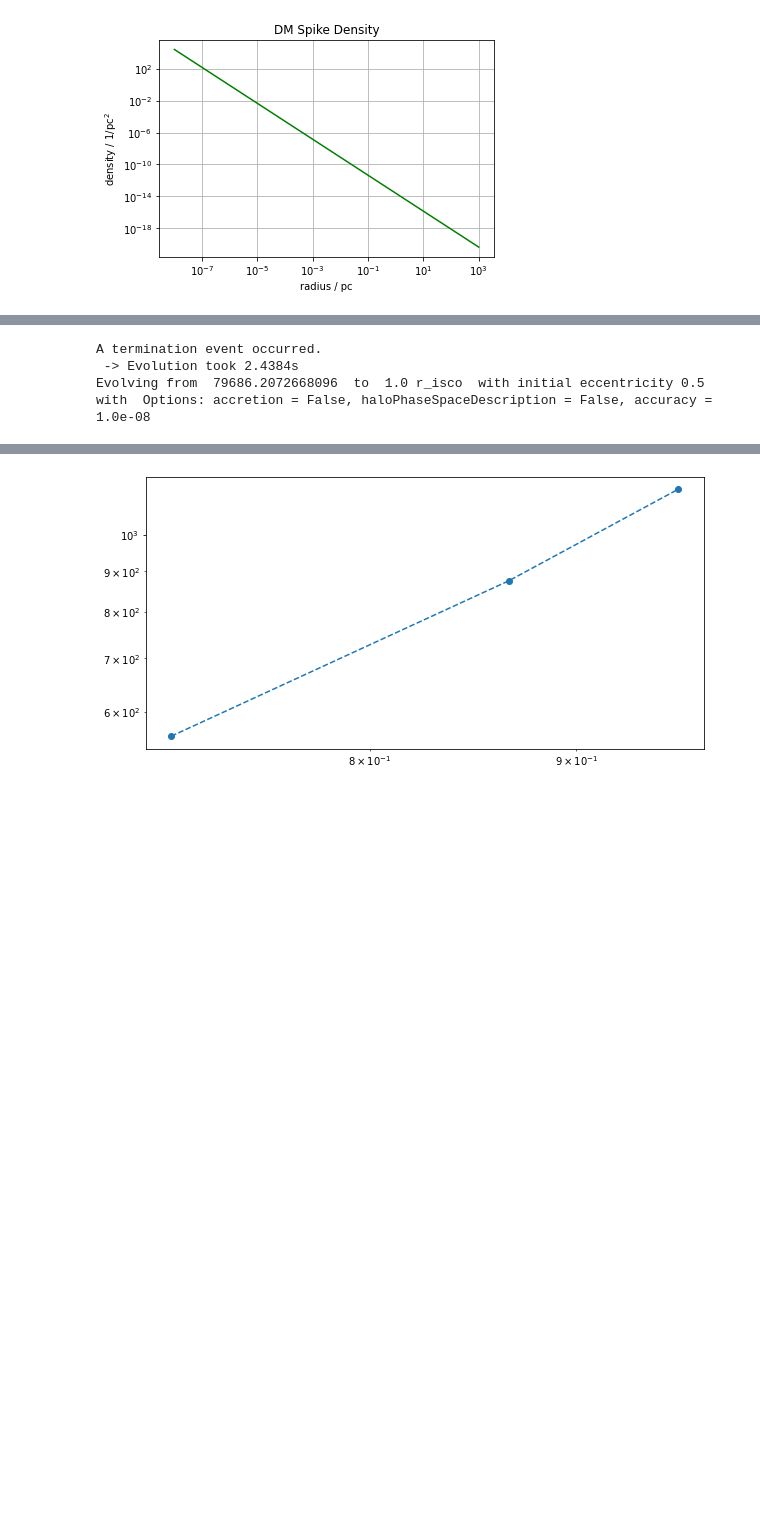
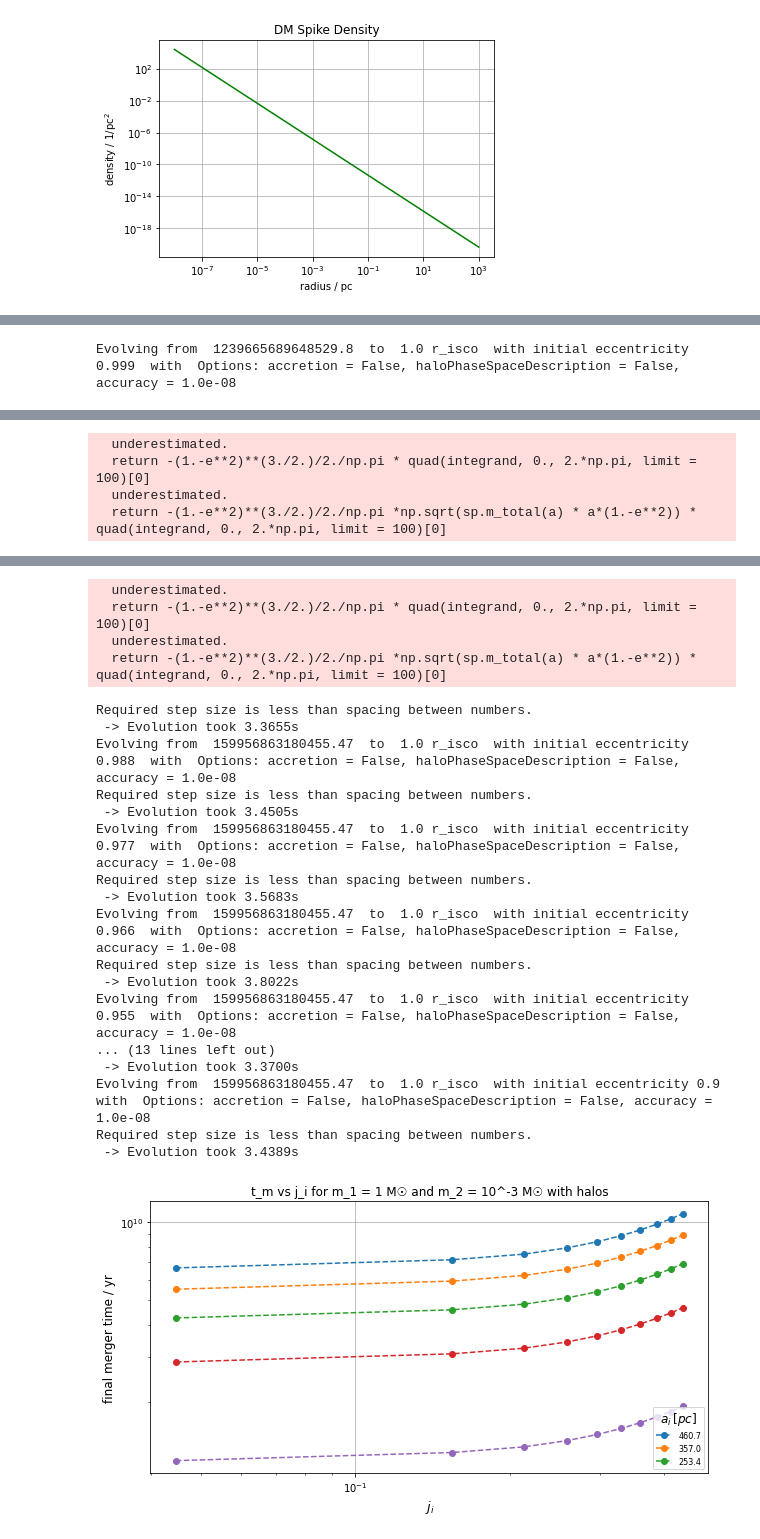
Before and after one commit to pratibhajangra591/Ifca-github, a Jupyter notebook: imripytoday.ipynb, the cells around one changed output, grey strips where cells are left out. Cells and saved outputs as stored; diff of their text form; code cells hidden in the pictures; blank space fills up the shorter version.

```diff
--- a/imripytoday.ipynb
+++ b/imripytoday.ipynb
@@ -72,7 +72,7 @@ m_2_list = np.zeros(len(y_list))
 
 
 for i in range(len(y_list)):
-    m_1_list[i] = m_2_list[i] = (m_1 + ((i/4)*dy))
+    m_1_list[i] = m_2_list[i] = (m_1 + ((i/4)*np.exp(dy)))
 
 print("m_1 = m_2 =", m_2_list, "M_solar")
 
@@ -131,11 +130,11 @@ def r_isko(m):
     return (6*G*m)/(c**2)
 
 
-print("a_i =", a(m_1_list[6], m_2_list[0], Δ_1_list[6], Δ_2_list[0]), "pc")
 
 
 
-a_0 = a(m_1_list[6], m_2_list[0], Δ_1_list[6], Δ_2_list[0])/r_isko(1)
+
+a_0 = a(m_1_list[2], m_2_list[0], Δ_1_list[2], Δ_2_list[0])
 
 
 print("a_0 =" ,a_0)
@@ -147,9 +145,9 @@ sp = ms.SystemProp(m1, m2, spike, D_luminosity)   # Create the SystemProp object
 
 # Setting initial and final conditions of the binary evolution for an eccentric orbit
 
-a0_array = np.linspace(1e-6*a_0, 1e-8*a_0, 3)
+a0_array = np.linspace(1e4*a_0, 1000*a_0, 5)
 
-e0_array = np.linspace(0.7, 0.3, 3)
+e0_array = np.linspace(0.999, 0.9, 10)
 
 a0_list = a0_array.tolist()
 
@@ -169,7 +167,7 @@ j_i_list = np.zeros(len(e0_list))
 
 for i, a0 in enumerate (a0_list):
     for k, e0 in enumerate (e0_list):
-        a0 = a0_list[i] * sp.r_isco()
+        a0 = a0_list[i]
         e_0 = e0_list[k]
         j_i_list[k] = np.sqrt(1 - (e0**2))
         ev_ecc = imripy.inspiral.Classic.Evolve(sp, a0 , e_0,  a_fin = R_fin)
@@ -179,11 +177,12 @@ for i, a0 in enumerate (a0_list):
 
 
 plt.legend([ '%0.1f'% a0_list[0], '%0.1f'% a0_list[1], '%0.1f'% a0_list[2] ],
-           title= '$a_{i} \hspace{0.2} [r_{isco}]$',
+           title= '$a_{i} \hspace{0.2} [pc]$',
             title_fontsize = 12, loc = 'lower right', prop = {"size":8})
 plt.xlabel('$j_{i}$', fontsize = 13)
 plt.ylabel('final merger time / yr', fontsize = 12)
 plt.title('t_m vs j_i for m_1 = 1 M☉ and m_2 = 10^-3 M☉ with halos')
 plt.grid()
+plt.savefig(' t_m vs j_i.pdf')
 plt.show()
 # %% [output]
@@ -204,3 +211 @@ Evolving from  79686.2072668096  to  1.0 r_isco  with initial eccentricity 0.7
-A termination event occurred.
- -> Evolution took 2.4384s
-Evolving from  79686.2072668096  to  1.0 r_isco  with initial eccentricity 0.5  with  Options: accretion = False, haloPhaseSpaceDescription = False, accuracy = 1.0e-08
+Evolving from  1239665689648529.8  to  1.0 r_isco  with initial eccentricity 0.999  with  Options: accretion = False, haloPhaseSpaceDescription = False, accuracy = 1.0e-08
@@ -210,0 +254,4 @@ ValueError: `ts` must be strictly increasing or decreasing.
+  underestimated.
+  return -(1.-e**2)**(3./2.)/2./np.pi * quad(integrand, 0., 2.*np.pi, limit = 100)[0]
+  underestimated.
+  return -(1.-e**2)**(3./2.)/2./np.pi *np.sqrt(sp.m_total(a) * a*(1.-e**2)) *  quad(integrand, 0., 2.*np.pi, limit = 100)[0]
@@ -211 +275,22 @@ ValueError: `ts` must be strictly increasing or decreasing.
+  underestimated.
+  return -(1.-e**2)**(3./2.)/2./np.pi * quad(integrand, 0., 2.*np.pi, limit = 100)[0]
+  underestimated.
+  return -(1.-e**2)**(3./2.)/2./np.pi *np.sqrt(sp.m_total(a) * a*(1.-e**2)) *  quad(integrand, 0., 2.*np.pi, limit = 100)[0]
+Required step size is less than spacing between numbers.
+ -> Evolution took 3.3655s
+Evolving from  159956863180455.47  to  1.0 r_isco  with initial eccentricity 0.988  with  Options: accretion = False, haloPhaseSpaceDescription = False, accuracy = 1.0e-08
+Required step size is less than spacing between numbers.
+ -> Evolution took 3.4505s
+Evolving from  159956863180455.47  to  1.0 r_isco  with initial eccentricity 0.977  with  Options: accretion = False, haloPhaseSpaceDescription = False, accuracy = 1.0e-08
+Required step size is less than spacing between numbers.
+ -> Evolution took 3.5683s
+Evolving from  159956863180455.47  to  1.0 r_isco  with initial eccentricity 0.966  with  Options: accretion = False, haloPhaseSpaceDescription = False, accuracy = 1.0e-08
+Required step size is less than spacing between numbers.
+ -> Evolution took 3.8022s
+Evolving from  159956863180455.47  to  1.0 r_isco  with initial eccentricity 0.955  with  Options: accretion = False, haloPhaseSpaceDescription = False, accuracy = 1.0e-08
+... (13 lines left out)
+ -> Evolution took 3.3700s
+Evolving from  159956863180455.47  to  1.0 r_isco  with initial eccentricity 0.9  with  Options: accretion = False, haloPhaseSpaceDescription = False, accuracy = 1.0e-08
+Required step size is less than spacing between numbers.
+ -> Evolution took 3.4389s
-[figure, old version]
+[figure, new version]
```
Also changed, not shown: parts of 3 cells of this notebook.
